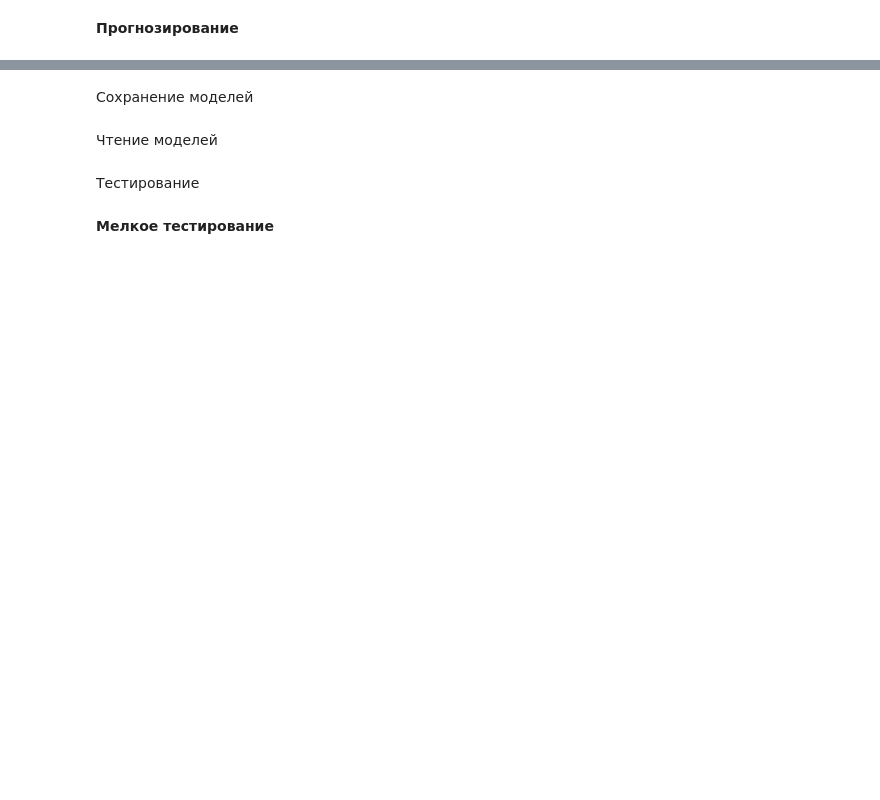
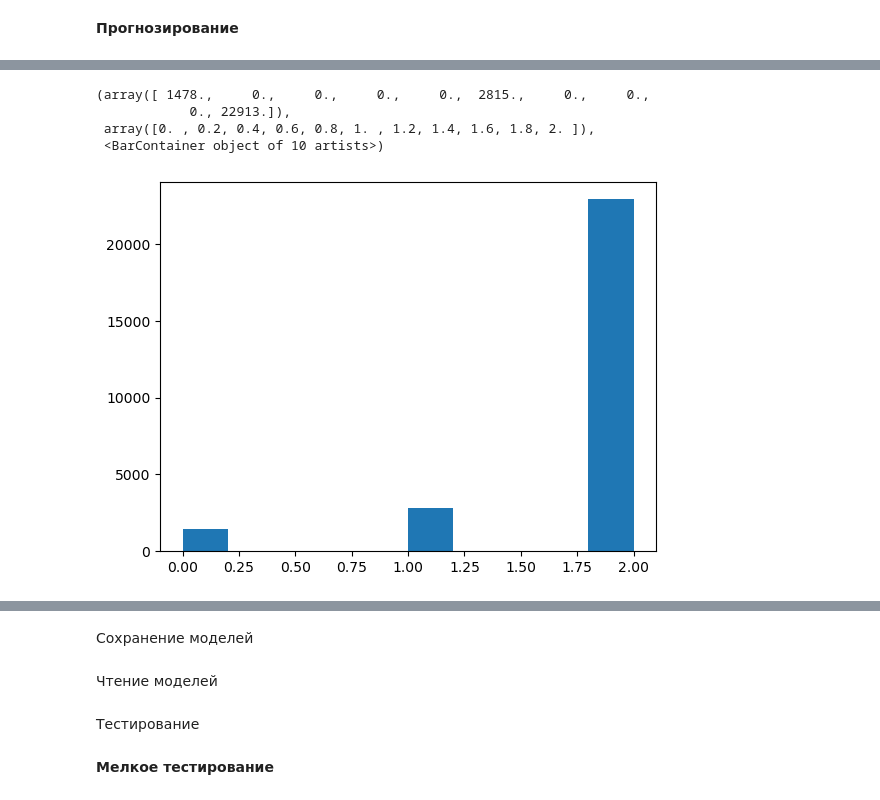
Before and after one commit to VeryLittleAnna/time_series, a Jupyter notebook: clear_notebook.ipynb, the cells around one changed output, grey strips where cells are left out. Cells and saved outputs as stored; diff of their text form; code cells hidden in the pictures; blank space fills up the shorter version.

```diff
--- a/clear_notebook.ipynb
+++ b/clear_notebook.ipynb
@@ -98,5 +140,5 @@ dataset.shape
 # %% [markdown]
 **Прогнозирование**
 # %%
-dataset = dataset1[:10000]
+dataset = dataset1[:]
 dataset.shape
@@ -114,9 +163,9 @@ dataset_train.shape, dataset_test.shape
 # %%
-window_sizes_for_clustering = [5]#[1, 5, 10, 15] #[1, 3, 5, 10, 15]
-Ns_clusters = [3] #, 3 5, 7]#[2, 5, 7, 9, 11, 13]
+window_sizes_for_clustering = [1, 5, 10]#[1, 5, 10, 15] #[1, 3, 5, 10, 15]
+Ns_clusters = [3, 5, 7] #, 3 5, 7]#[2, 5, 7, 9, 11, 13]
 # %%
 clusters_algorithms = ["MeanShift", "Kmeans"] #["Agglomerative"] #["MeanShift"]
 clustering_algorithms = []
 clustering_algorithms += [Clustering.Kmeans_for_windows(W=W, N_clusters=N_cluster) for W in window_sizes_for_clustering for N_cluster in Ns_clusters]
 # clustering_algorithms += [Clustering.MeanShift_for_windows(W=W) for W in window_sizes_for_clustering]
-# clustering_algorithms += [Clustering.AgglomerativeClustering_for_windows(W=W, N_clusters=N_cluster) for W in window_sizes_for_clustering for N_cluster in Ns_clusters]
+clustering_algorithms += [Clustering.AgglomerativeClustering_for_windows(W=W, N_clusters=N_cluster) for W in window_sizes_for_clustering for N_cluster in Ns_clusters]
@@ -136,5 +211,7 @@ dataset_train.shape
 # %%
 #clusters_labels, clusters_model
-clustering_results = [Clustering.apply_clustering(dataset, cur_cluster_alg) for cur_cluster_alg in clustering_algorithms]
-clusters_labels = [x[0] for x in clustering_results]
-clusters_models = [x[1] for x in clustering_results]
+# clustering_results = [Clustering.apply_clustering(dataset, cur_cluster_alg) for cur_cluster_alg in clustering_algorithms]
+# clusters_labels = [x[0] for x in clustering_results]
+# clusters_models = [x[1] for x in clustering_results]
+clustering_results = [cur_cluster_alg.fit_predict(dataset_train) for cur_cluster_alg in clustering_algorithms]
+clusters_labels = clustering_results
@@ -143,3 +236,11 @@ plt.plot(dataset[:50, 9])
+# %%
+plt.hist(clustering_results[6])
+# %% [output]
+(array([ 1478.,     0.,     0.,     0.,     0.,  2815.,     0.,     0.,
+            0., 22913.]),
+ array([0. , 0.2, 0.4, 0.6, 0.8, 1. , 1.2, 1.4, 1.6, 1.8, 2. ]),
+ <BarContainer object of 10 artists>)
+[figure, added]
 # %%
 # models, results_training
 # forecasting_training_results = [Forecasting.apply_forecasting_training(dataset, cur_cluster_labels, W=10) for cur_cluster_labels in clusters_labels]
```
Also changed, not shown: parts of 64 cells of this notebook.
